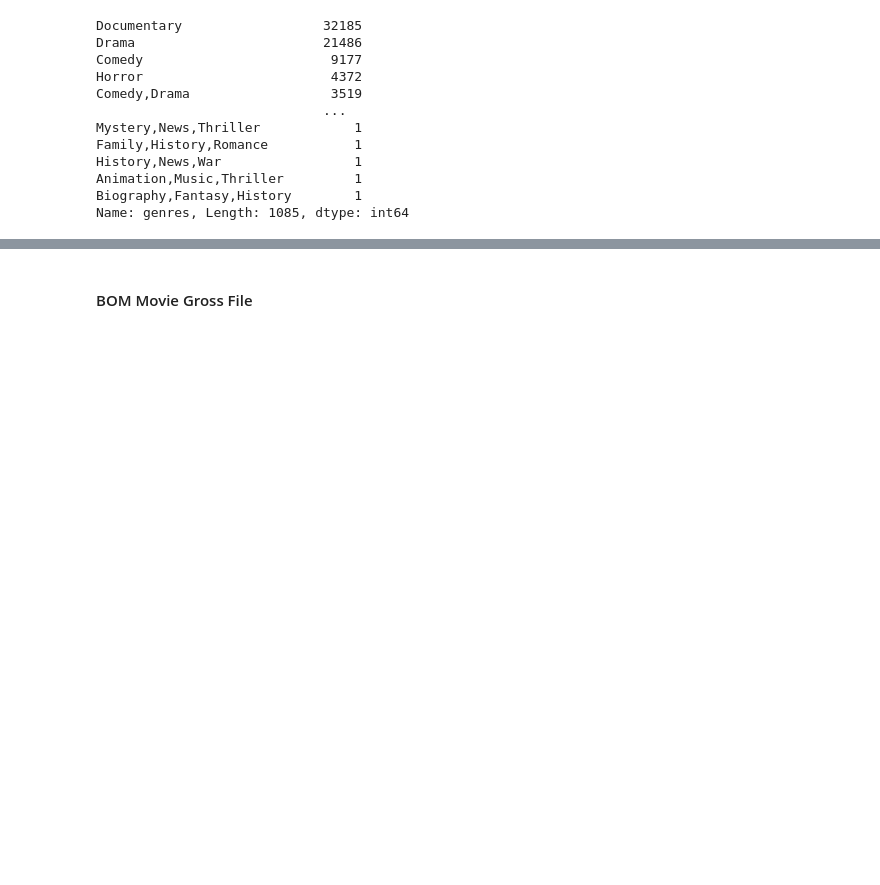
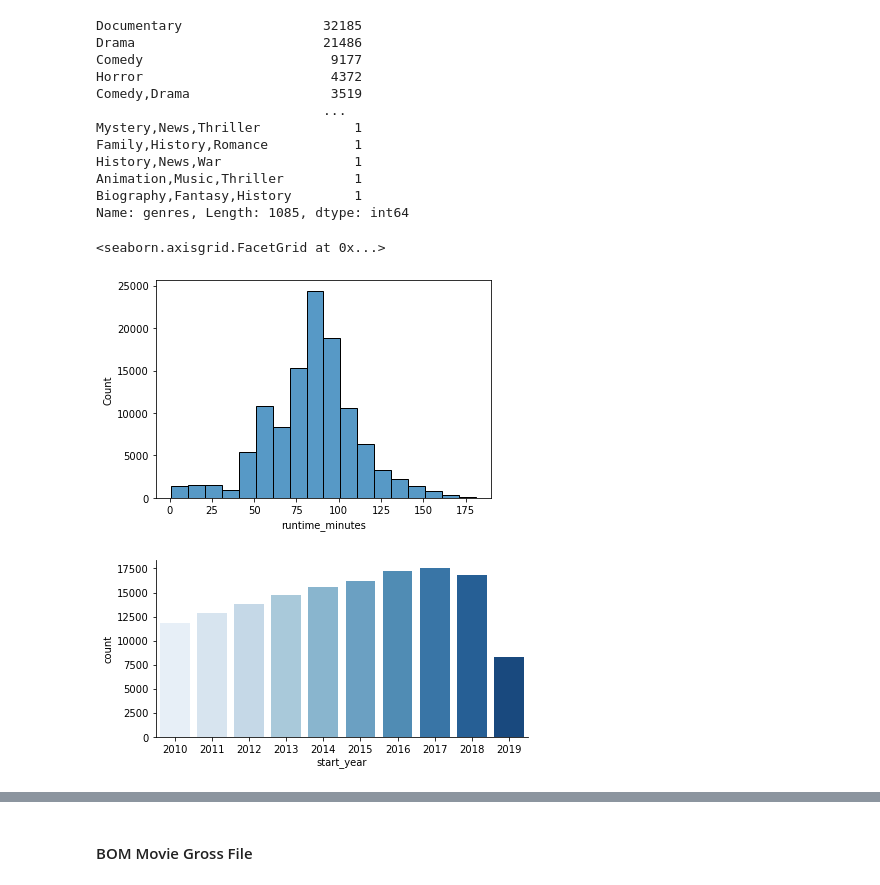
Before and after one commit to cutterback/movie-analysis-project, a Jupyter notebook: movie-analysis.ipynb, the cells around one changed output, grey strips where cells are left out. Cells and saved outputs as stored; diff of their text form; code cells hidden in the pictures; blank space fills up the shorter version.

```diff
--- a/movie-analysis.ipynb
+++ b/movie-analysis.ipynb
@@ -18,12 +21,19 @@ pd.options.display.float_format = '{:,.5f}'.format
 ### Source Data Loads
 # %%
 # Load IMDB Basics as title master, set index and convert minutes from float
-imdb_basics = pd.read_csv('data/imdb.title.basics.csv', index_col='tconst')
+imdb_basics = pd.read_csv('data/imdb.title.basics.csv')
 imdb_basics['runtime_minutes'] = imdb_basics['runtime_minutes'].astype('Int64')
 
-# Load IMDB Ratings, set index, standarized column names and convert votes from float
-imdb_ratings = pd.read_csv('data/imdb.title.ratings.csv', index_col='tconst')
+# Load IMDB Ratings, set index, standarized column names and convert votes to integer
+imdb_ratings = pd.read_csv('data/imdb.title.ratings.csv')
 imdb_ratings.rename(columns={'averagerating': "avg_rating", 'numvotes': 'num_votes'}, inplace=True)
 imdb_ratings['num_votes'] = imdb_ratings['num_votes'].astype('Int64')
 
-#Load
+# Load BOM Movie Gross, transform gross columns from mixed data types into integer
+bom = pd.read_csv('data/bom.movie_gross.csv')
+bom['domestic_gross'].replace('"', '', inplace=True)
+bom['domestic_gross'].fillna(0, inplace=True)
+bom['domestic_gross'] = bom['domestic_gross'].astype('Int64')
+bom['foreign_gross'] = bom['foreign_gross'].str.replace(',', '')
+bom['foreign_gross'].fillna(0, inplace=True)
+bom['foreign_gross'] = bom['foreign_gross'].astype('float').round(0).astype('Int64')
@@ -84,3 +83,14 @@ History,News,War                 1
 Animation,Music,Thriller         1
 Biography,Fantasy,History        1
 Name: genres, Length: 1085, dtype: int64
+# %%
+# Review distribution plots
+length180 = imdb_basics[imdb_basics['runtime_minutes'] < 180]
+sns.histplot(data=length180, x='runtime_minutes', binwidth=10, palette='Blues')
+
+keepyears = imdb_basics[imdb_basics['start_year'].between(2010,2019)]
+sns.catplot(data=keepyears, kind='count', x='start_year', palette='Blues', height=3, aspect=2)
+# %% [output]
+<seaborn.axisgrid.FacetGrid at 0x...>
+[figure, added]
+[figure, added]
```
Also changed, not shown: parts of 7 cells of this notebook.
